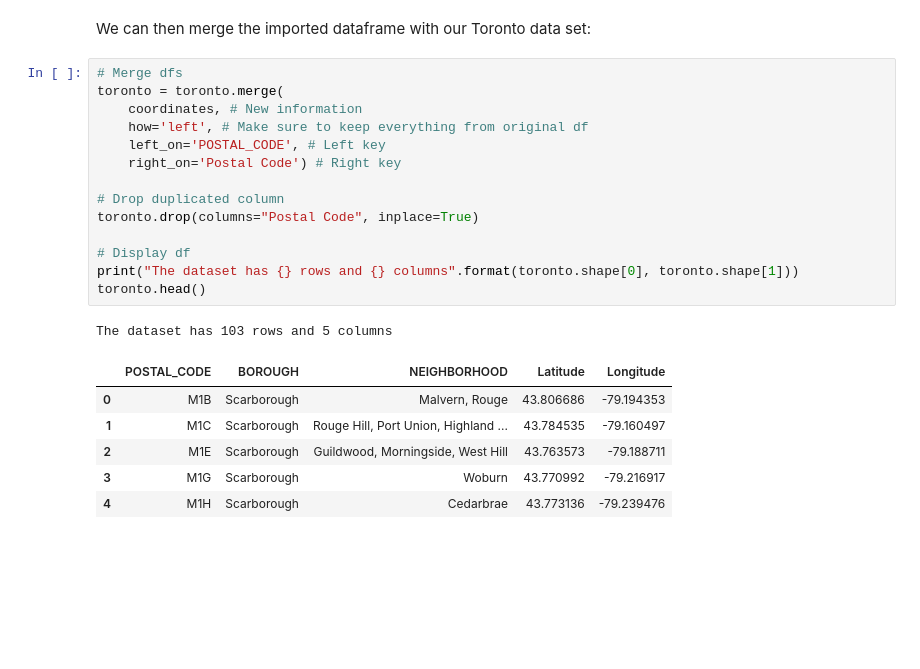
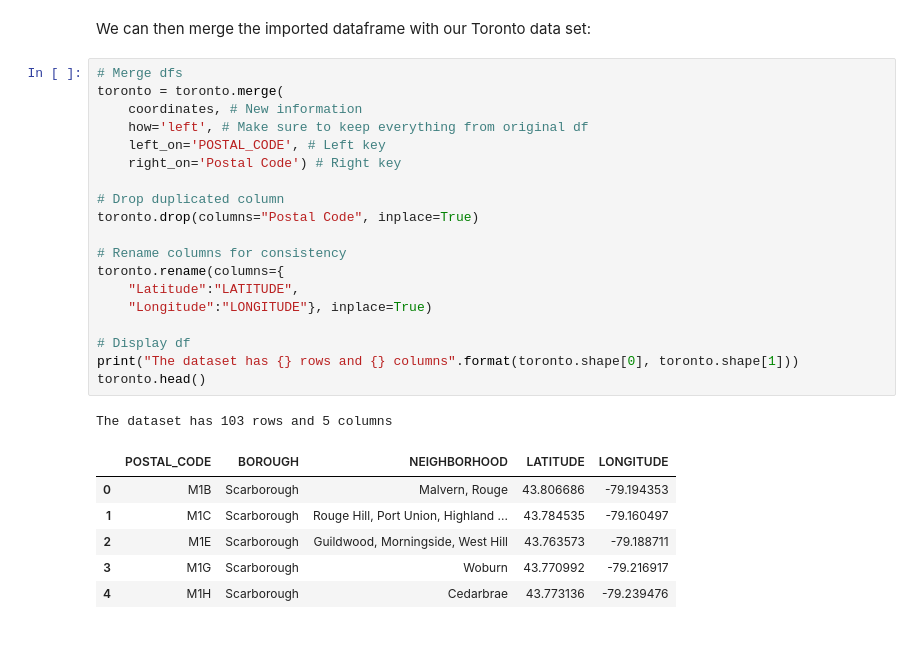
Before and after one commit to Mauricebuettgenbach/IBM_applied_data_science_capstone_project, a Jupyter notebook: Capstone project.ipynb, the cells around one changed output. Drawn from its saved outputs; the diff is of its cells as text; blank space fills up the shorter version.

```diff
--- a/Capstone project.ipynb
+++ b/Capstone project.ipynb
@@ -245,20 +245,25 @@ We can then merge the imported dataframe with our Toronto data set:
 # %%
 # Merge dfs
 toronto = toronto.merge(
     coordinates, # New information
     how='left', # Make sure to keep everything from original df
     left_on='POSTAL_CODE', # Left key
     right_on='Postal Code') # Right key
 
 # Drop duplicated column
 toronto.drop(columns="Postal Code", inplace=True)
 
+# Rename columns for consistency
+toronto.rename(columns={
+    "Latitude":"LATITUDE",
+    "Longitude":"LONGITUDE"}, inplace=True)
+
 # Display df
 print("The dataset has {} rows and {} columns".format(toronto.shape[0], toronto.shape[1]))
 toronto.head()
 # %% [output]
 The dataset has 103 rows and 5 columns
-|  | POSTAL_CODE | BOROUGH | NEIGHBORHOOD | Latitude | Longitude |
+|  | POSTAL_CODE | BOROUGH | NEIGHBORHOOD | LATITUDE | LONGITUDE |
 | 0 | M1B | Scarborough | Malvern, Rouge | 43.806686 | -79.194353 |
 | 1 | M1C | Scarborough | Rouge Hill, Port Union, Highland ... | 43.784535 | -79.160497 |
 | 2 | M1E | Scarborough | Guildwood, Morningside, West Hill | 43.763573 | -79.188711 |
```
Also changed, not shown: parts of 5 cells of this notebook.
